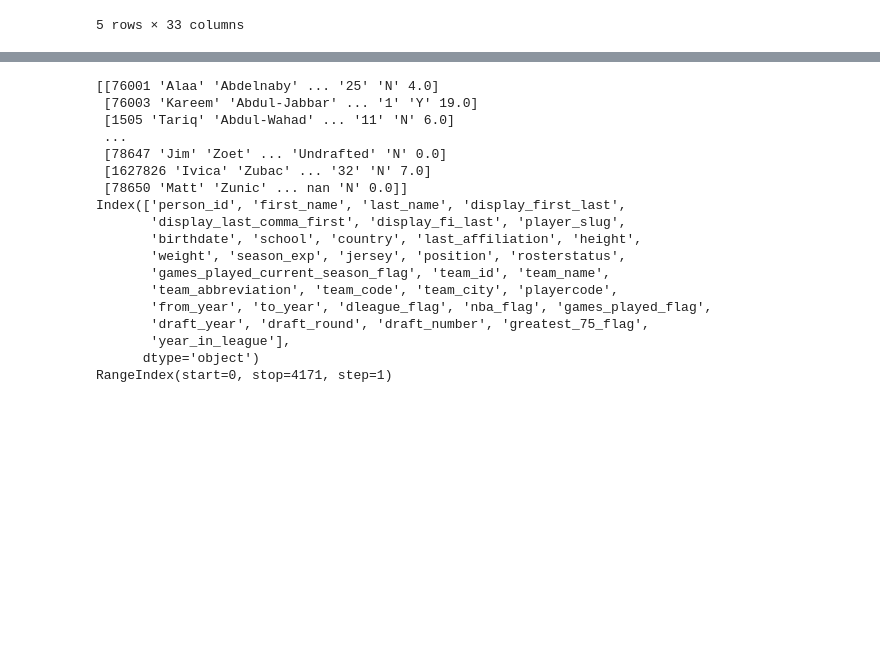
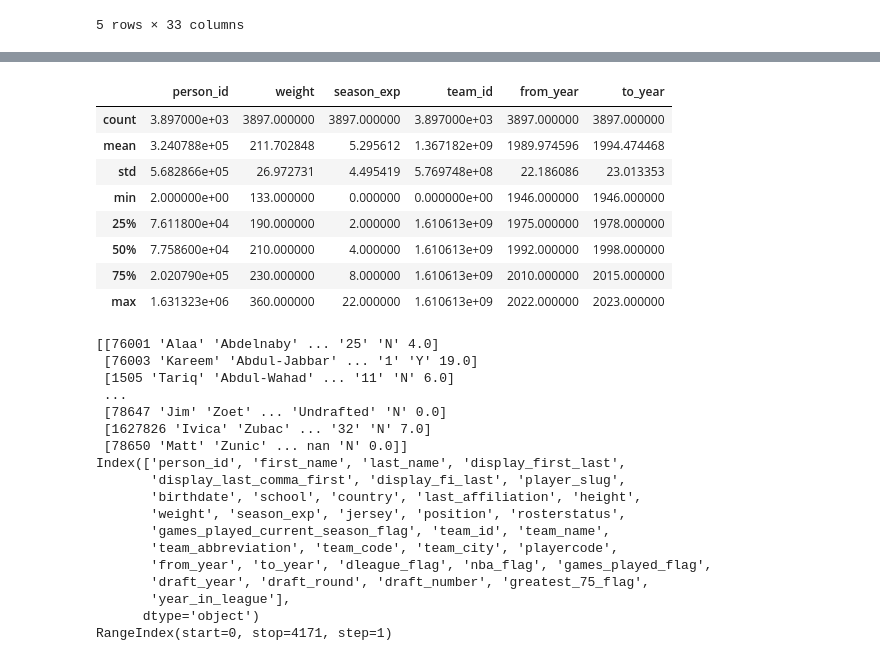
Before and after one commit to wileymartin/NBA, a Jupyter notebook: NBA.ipynb, the cells around one changed output, grey strips where cells are left out. Cells and saved outputs as stored; diff of their text form; code cells hidden in the pictures; blank space fills up the shorter version.

Commit message:
Cleaned Missing Values

```diff
--- a/NBA.ipynb
+++ b/NBA.ipynb
@@ -15,0 +54,3 @@ df.head()
+# %%
+cols_with_missing_values = df.columns[df.isna().sum()>0]
+print(cols_with_missing_values)
@@ -15,0 +61,12 @@ df.head()
+# %%
+numeric_cols = df[cols_with_missing_values].select_dtypes(include='number').columns
+
+categorical_cols = df[cols_with_missing_values].select_dtypes(
+    exclude='number'
+).columns
+# %%
+for col in numeric_cols:
+    df[col] = df[col].fillna(df[col].median())
+# %%
+for col in categorical_cols:
+    df[col] = df[col].fillna(df[col].mode()[0])
@@ -16,3 +118,15 @@ df.head()
+# %%
+df.describe()
+# %% [output]
+|  | person_id | weight | season_exp | team_id | from_year | to_year |
+| count | 3.897000e+03 | 3897.000000 | 3897.000000 | 3.897000e+03 | 3897.000000 | 3897.000000 |
+| mean | 3.240788e+05 | 211.702848 | 5.295612 | 1.367182e+09 | 1989.974596 | 1994.474468 |
+| std | 5.682866e+05 | 26.972731 | 4.495419 | 5.769748e+08 | 22.186086 | 23.013353 |
+| min | 2.000000e+00 | 133.000000 | 0.000000 | 0.000000e+00 | 1946.000000 | 1946.000000 |
+| 25% | 7.611800e+04 | 190.000000 | 2.000000 | 1.610613e+09 | 1975.000000 | 1978.000000 |
+| 50% | 7.758600e+04 | 210.000000 | 4.000000 | 1.610613e+09 | 1992.000000 | 1998.000000 |
+| 75% | 2.020790e+05 | 230.000000 | 8.000000 | 1.610613e+09 | 2010.000000 | 2015.000000 |
+| max | 1.631323e+06 | 360.000000 | 22.000000 | 1.610613e+09 | 2022.000000 | 2023.000000 |
 # %%
 df["year_in_league"] = df["to_year"] - df["from_year"]
 # %%
```
Also changed, not shown: parts of 9 cells of this notebook.
